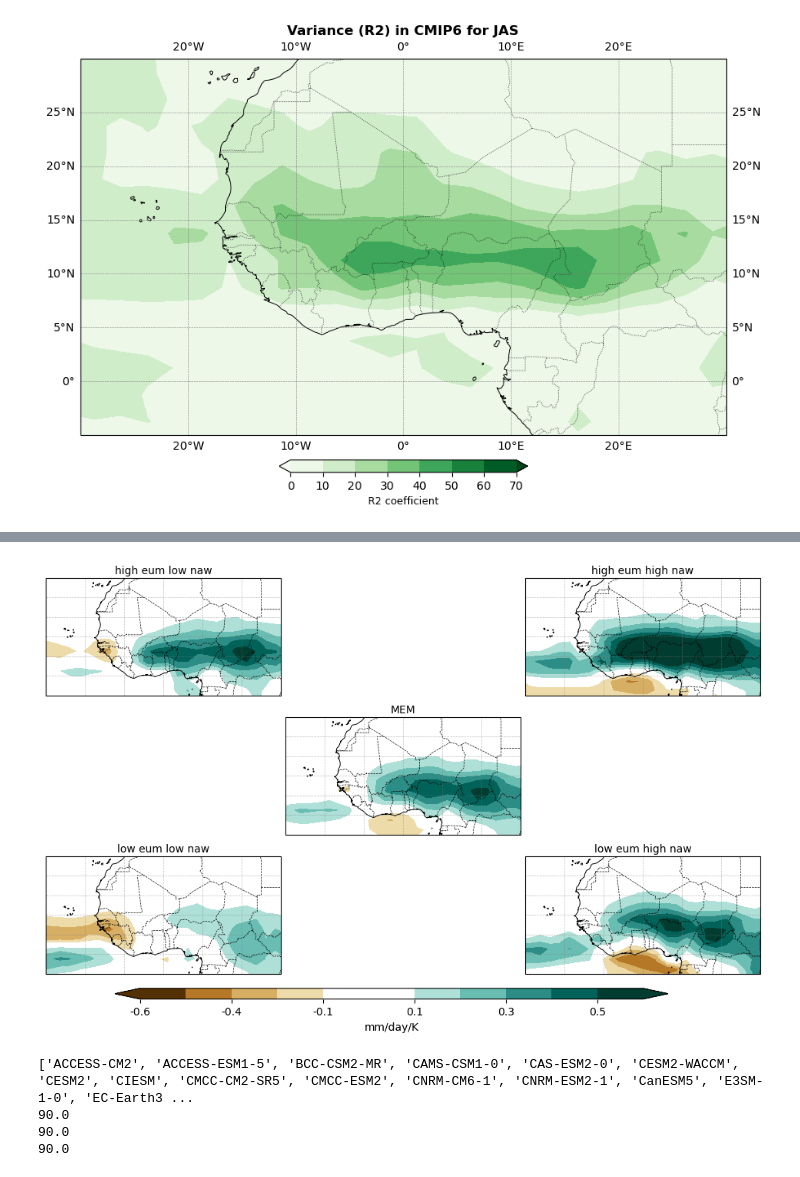
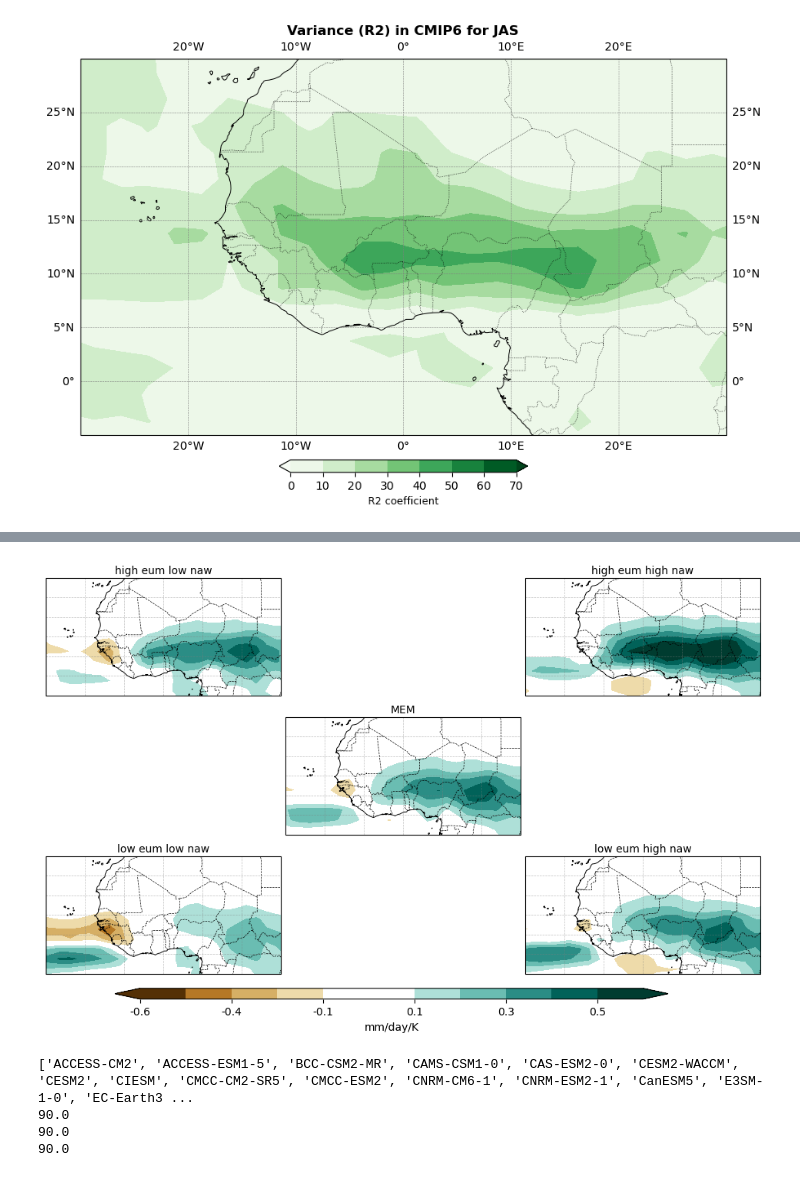
Before and after one commit to LIM-Climate-Causality/storypy, a Jupyter notebook: notebooks/sp_monerie_2023.ipynb, the cells around one changed output, grey strips where cells are left out. Saved outputs shown, nothing was run; the diff lists cells and outputs as text; code cells hidden in the pictures.

```diff
--- a/notebooks/sp_monerie_2023.ipynb
+++ b/notebooks/sp_monerie_2023.ipynb
@@ -450,32 +448,46 @@ create_multi_panel_figure(
 # %%
-from storypy.evaluate.plot import plot_storyline_map, storyline_evaluation
+from storypy.evaluate.plot import plot_storyline_map, storyline_evaluation, univariate_dist
 import numpy as np
+import pandas as pd
+import os
 
-user_config = dict(
-        work_dir='/climca/people/storylinetool/test_user/storypy_usage/work/monerie',
+main_config = dict(
+        work_dir='/climca/people/ralawode/esmvaltool_output/monerie_etal_2023_20260427_120336/work',
         plot_dir='/climca/people/ralawode/esmvaltool_output/monerie_etal_2023_20260427_120336/plots',
         box=([-30, 30, 0, 30]),
     )
 
 target = 'pr'
 drivers = ['naw', 'eum']
 
 # --- Call the function ---
-storyline_coefficient = 1.26
-storylines, titles = storyline_evaluation(user_config, target, drivers, storyline_coefficient)
+df_stand = pd.read_csv(
+    os.path.join(main_config['work_dir'],
+                 "storyline_analysis/multiple_regresion/remote_drivers/"
+                 "scaled_standardized_drivers.csv"),
+    index_col=0
+)
+
+storylines, titles = storyline_evaluation(
+    main_config, target, drivers,
+    coeffs_high={'naw':  univariate_dist(df_stand, 'naw',  0.8),
+                 'eum': univariate_dist(df_stand, 'eum', 0.8)},
+    coeffs_low ={'naw':  univariate_dist(df_stand, 'naw',  0.2),
+                 'eum': univariate_dist(df_stand, 'eum', 0.2)},
+)
 
 # --- Plotting setup ---
 cmaps = ['BrBG'] * 5
 levels = [np.linspace(-0.6, 0.65, 12)] * 5 # np.arange(-0.3, 0.35, 0.05) --- IGNORE ---
-extent = [user_config["box"]] * 5
+extent = [main_config["box"]] * 5
 
 fig = plot_storyline_map(
     storylines, extent, levels, cmaps, titles,
     colorbar_label="mm/day/K",
     white_pct=0.05
 )
 # %% [output]
-[figure, old version]
+[figure, new version]
 # %%
 from storypy.evaluate.plot import plot_ellipse
 import pandas as pd
```
Also changed, not shown: parts of 10 cells of this notebook, 10 other files.
